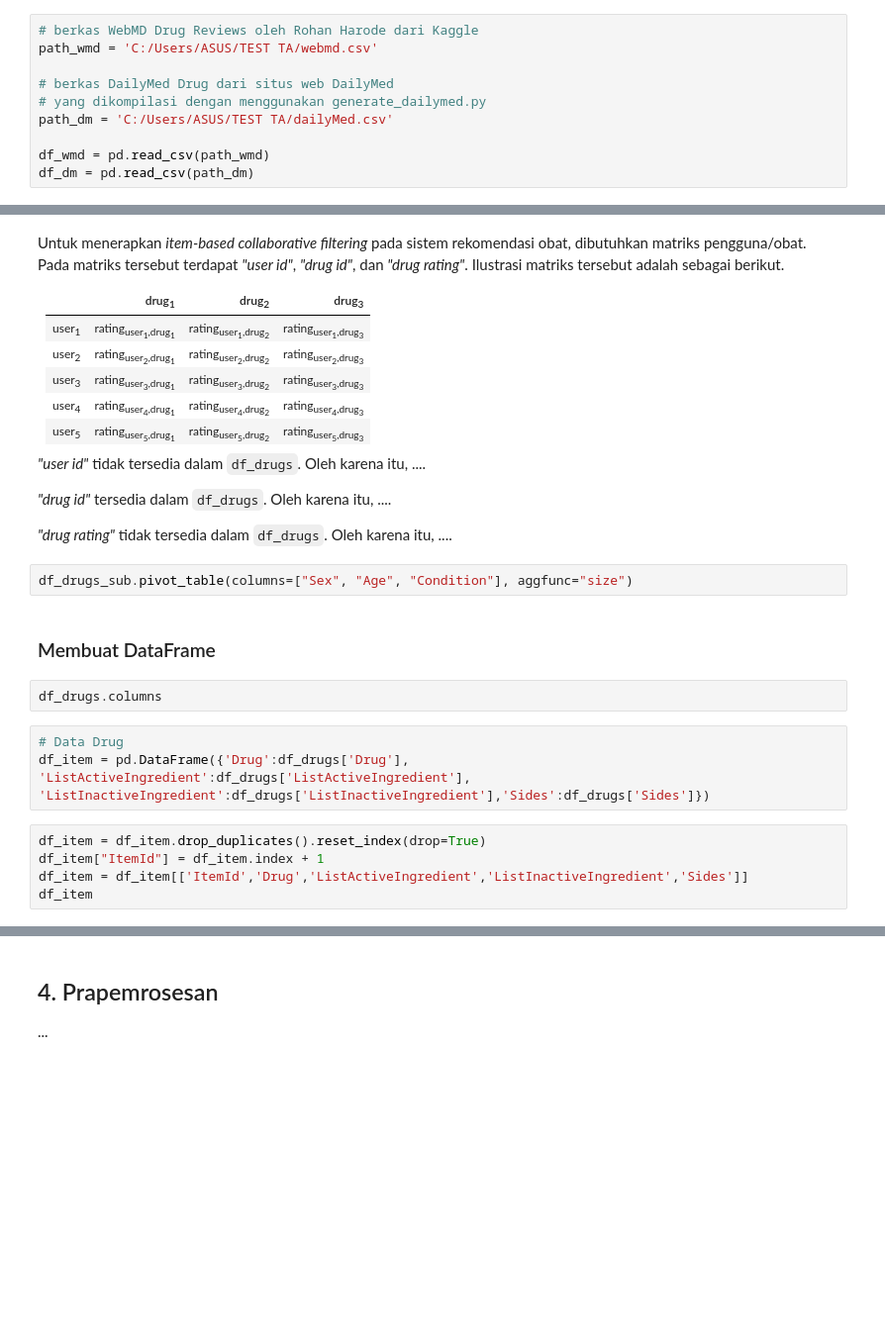
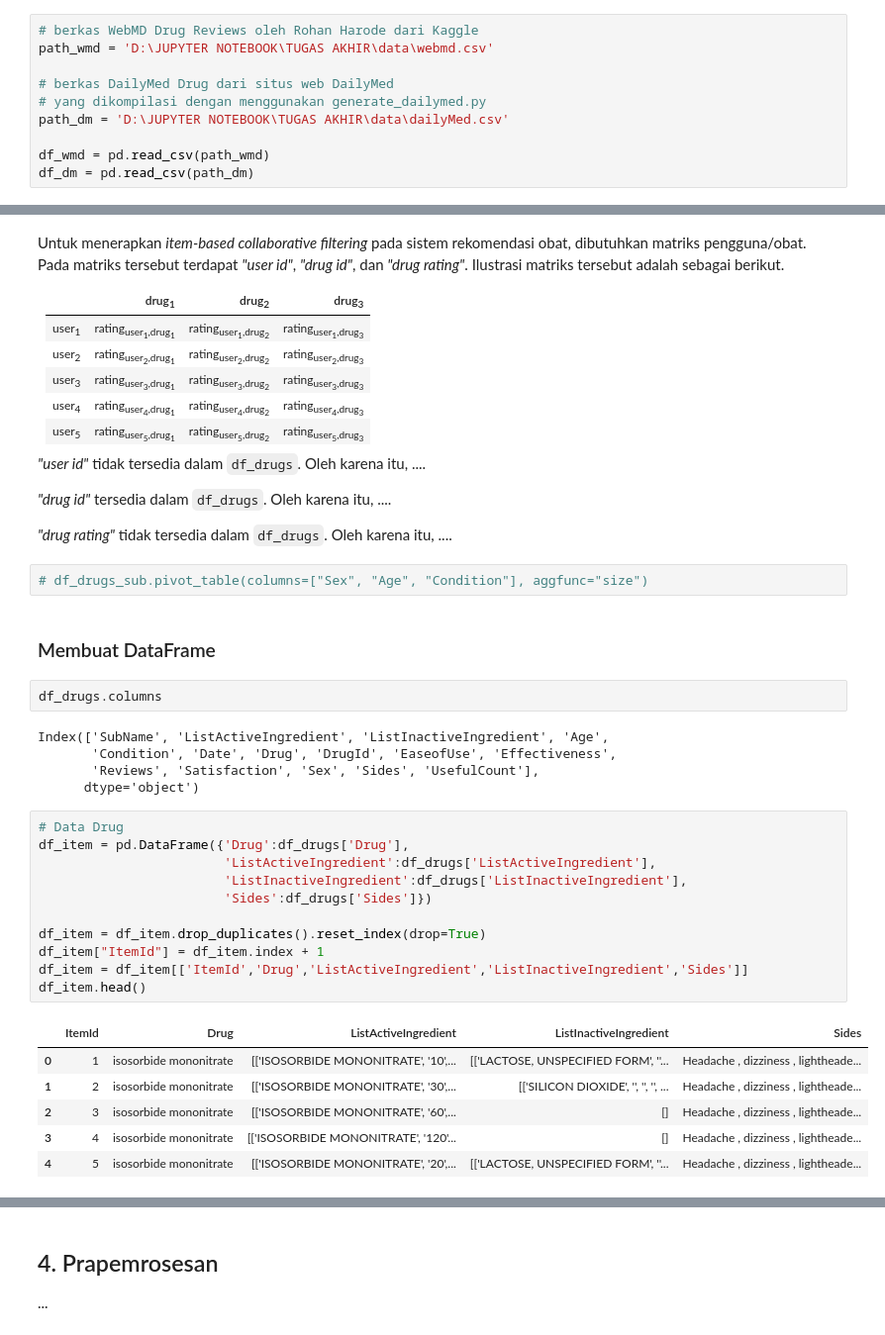
Before and after one commit to exemuel/weighted-hybrid-med-recsys, a Jupyter notebook: recommendation.ipynb, the cells around one changed output, grey strips where cells are left out. Shown at 99% size. Cells and saved outputs as stored; diff of their text form; blank space fills up the shorter version.

```diff
--- a/recommendation.ipynb
+++ b/recommendation.ipynb
@@ -22,11 +27,11 @@ Pada bagian ini, dilakukan persiapan set data yang dibutuhkan dalam penelitian.
 Set data `WebMD` dan `DailyMed` digabungkan dalam struktur data DataFrame.
 # %%
 # berkas WebMD Drug Reviews oleh Rohan Harode dari Kaggle
-path_wmd = 'C:/Users/ASUS/TEST TA/webmd.csv'
+path_wmd = 'D:\JUPYTER NOTEBOOK\TUGAS AKHIR\data\webmd.csv'
 
 # berkas DailyMed Drug dari situs web DailyMed
 # yang dikompilasi dengan menggunakan generate_dailymed.py
-path_dm = 'C:/Users/ASUS/TEST TA/dailyMed.csv'
+path_dm = 'D:\JUPYTER NOTEBOOK\TUGAS AKHIR\data\dailyMed.csv'
 
 df_wmd = pd.read_csv(path_wmd)
 df_dm = pd.read_csv(path_dm)
@@ -481,19 +489,34 @@ _"drug id"_ tersedia dalam `df_drugs`. Oleh karena itu, ....
 
 _"drug rating"_ tidak tersedia dalam `df_drugs`. Oleh karena itu, ....
 # %%
-df_drugs_sub.pivot_table(columns=["Sex", "Age", "Condition"], aggfunc="size")
+# df_drugs_sub.pivot_table(columns=["Sex", "Age", "Condition"], aggfunc="size")
 # %% [markdown]
 ### Membuat DataFrame
 # %%
 df_drugs.columns
+# %% [output]
+Index(['SubName', 'ListActiveIngredient', 'ListInactiveIngredient', 'Age',
+       'Condition', 'Date', 'Drug', 'DrugId', 'EaseofUse', 'Effectiveness',
+       'Reviews', 'Satisfaction', 'Sex', 'Sides', 'UsefulCount'],
+      dtype='object')
 # %%
 # Data Drug
-df_item = pd.DataFrame({'Drug':df_drugs['Drug'], 'ListActiveIngredient':df_drugs['ListActiveIngredient'], 'ListInactiveIngredient':df_drugs['ListInactiveIngredient'],'Sides':df_drugs['Sides']})
+df_item = pd.DataFrame({'Drug':df_drugs['Drug'],
+                        'ListActiveIngredient':df_drugs['ListActiveIngredient'],
+                        'ListInactiveIngredient':df_drugs['ListInactiveIngredient'],
+                        'Sides':df_drugs['Sides']})
+
+df_item = df_item.drop_duplicates().reset_index(drop=True)
+df_item["ItemId"] = df_item.index + 1
+df_item = df_item[['ItemId','Drug','ListActiveIngredient','ListInactiveIngredient','Sides']]
+df_item.head()
+# %% [output]
+|  | ItemId | Drug | ListActiveIngredient | ListInactiveIngredient | Sides |
+| 0 | 1 | isosorbide mononitrate | [['ISOSORBIDE MONONITRATE', '10',... | [['LACTOSE, UNSPECIFIED FORM', ''... | Headache , dizziness , lightheade... |
+| 1 | 2 | isosorbide mononitrate | [['ISOSORBIDE MONONITRATE', '30',... | [['SILICON DIOXIDE', '', '', '', ... | Headache , dizziness , lightheade... |
+| 2 | 3 | isosorbide mononitrate | [['ISOSORBIDE MONONITRATE', '60',... | [] | Headache , dizziness , lightheade... |
+| 3 | 4 | isosorbide mononitrate | [['ISOSORBIDE MONONITRATE', '120'... | [] | Headache , dizziness , lightheade... |
+| 4 | 5 | isosorbide mononitrate | [['ISOSORBIDE MONONITRATE', '20',... | [['LACTOSE, UNSPECIFIED FORM', ''... | Headache , dizziness , lightheade... |
-# %%
-df_item = df_item.drop_duplicates().reset_index(drop=True)
-df_item["ItemId"] = df_item.index + 1
-df_item = df_item[['ItemId','Drug','ListActiveIngredient','ListInactiveIngredient','Sides']]
-df_item
 # %%
 # Data User
 df_user = pd.DataFrame({'Age':df_drugs['Age'], 'Sex':df_drugs['Sex'], 'Condition':df_drugs['Condition']})
```
Also changed, not shown: parts of 28 cells of this notebook, 1 other file.
